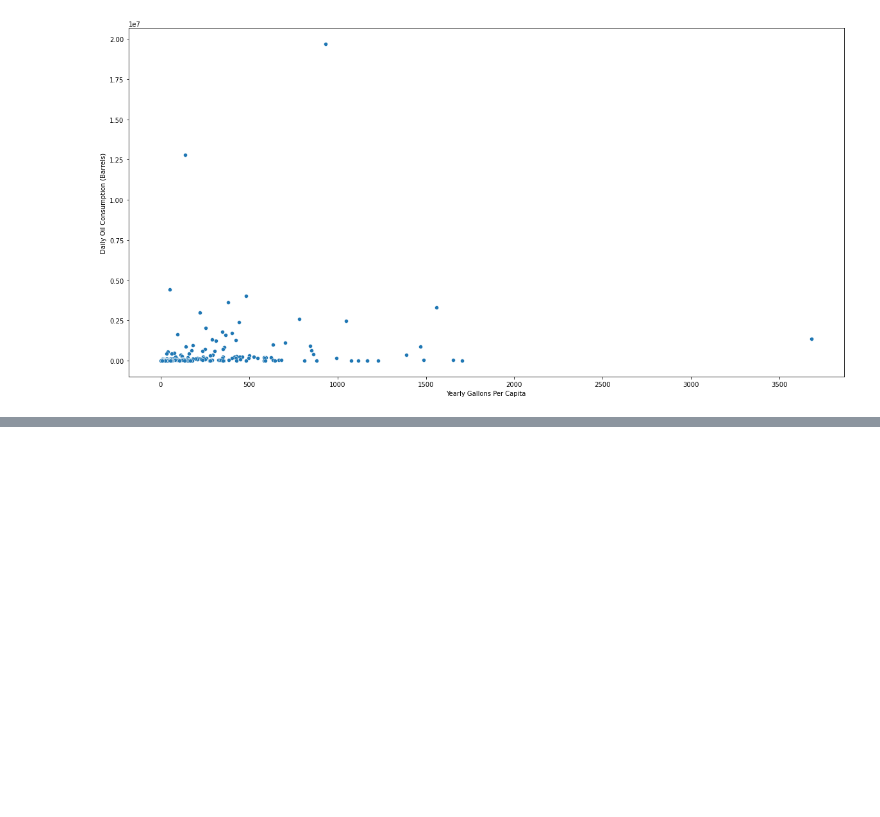
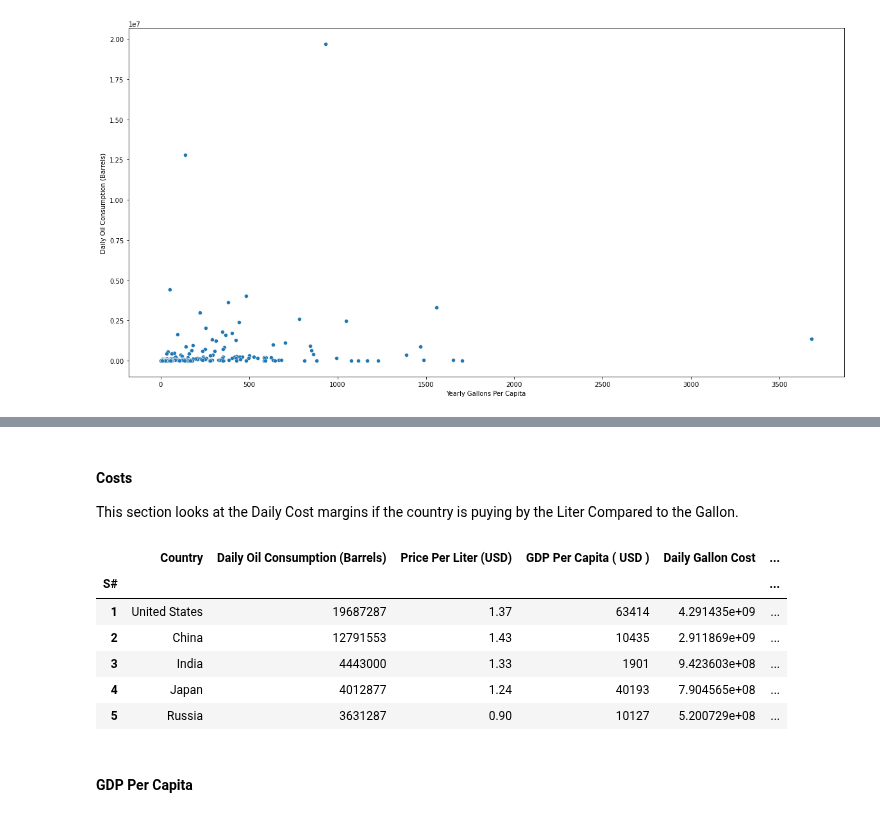
Before and after one commit to dconstantine22/UCDPA_DillonConstantine, a Jupyter notebook: Data_Analytics_Assignment_Code_DC.ipynb, the cells around one changed output, grey strips where cells are left out. Cells and saved outputs as stored; diff of their text form; code cells hidden in the pictures; blank space fills up the shorter version.

```diff
--- a/Data_Analytics_Assignment_Code_DC.ipynb
+++ b/Data_Analytics_Assignment_Code_DC.ipynb
@@ -220,0 +257,20 @@ sns.barplot(data = price_per_gallon_top_10, y = 'Price Per Gallon (USD)', x = 'C
+# %% [markdown]
+#### Costs
+This section looks at the Daily Cost margins if the country is puying by the Liter Compared to the Gallon.
+# %%
+costs_margin_df = df_ppww.iloc[:, [0,1,5,6,9,10]].copy()
+
+costs_margin_df['Cost Margin'] = round(costs_margin_df['Daily Gallon Cost'] - costs_margin_df['Daily Liter Cost'],2)
+
+
+costs_margin_df.head()
+# %% [output]
+|  | Country | Daily Oil Consumption (Barrels) | Price Per Liter (USD) | GDP Per Capita ( USD ) | Daily Gallon Cost | ... |
+| S# |  |  |  |  |  | ... |
+| 1 | United States | 19687287 | 1.37 | 63414 | 4.291435e+09 | ... |
+| 2 | China | 12791553 | 1.43 | 10435 | 2.911869e+09 | ... |
+| 3 | India | 4443000 | 1.33 | 1901 | 9.423603e+08 | ... |
+| 4 | Japan | 4012877 | 1.24 | 40193 | 7.904565e+08 | ... |
+| 5 | Russia | 3631287 | 0.90 | 10127 | 5.200729e+08 | ... |
+# %% [markdown]
+#### GDP Per Capita
```
Also changed, not shown: parts of 13 cells of this notebook, 1 other file.
